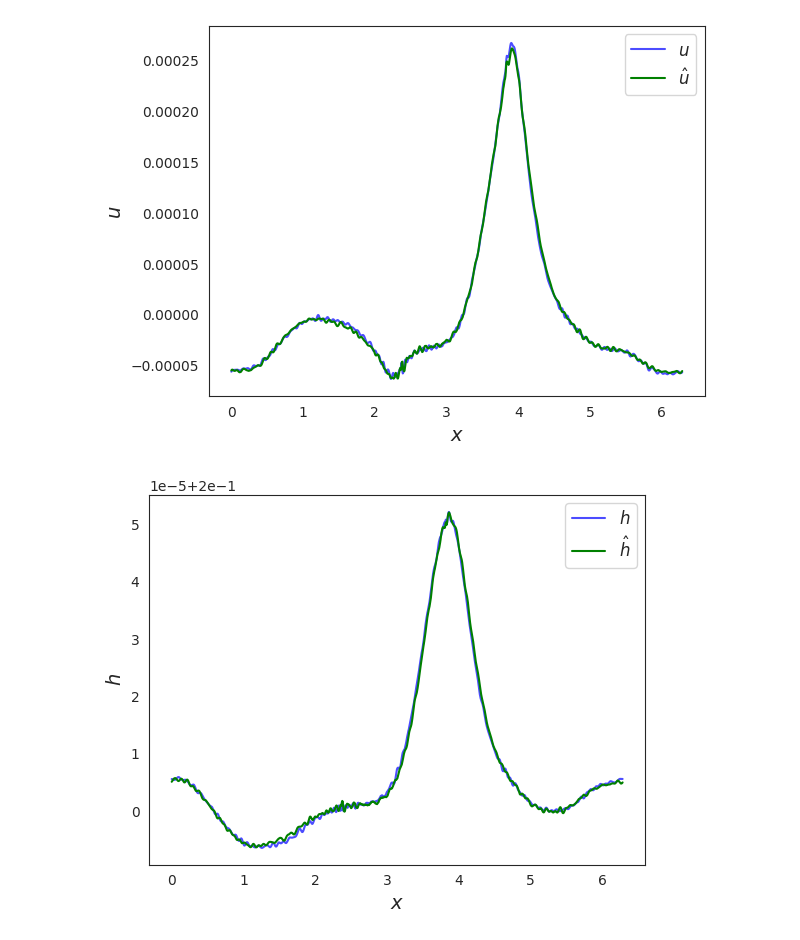
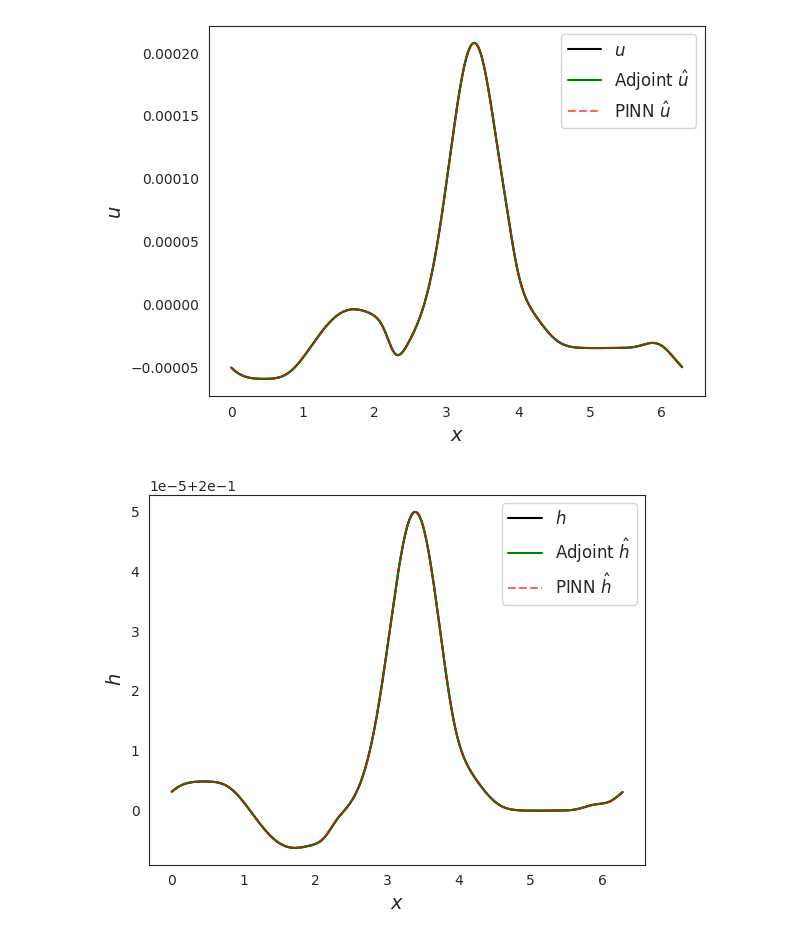
Before and after one commit to PatricioClark/pySPEC, a Jupyter notebook: plot.ipynb, the cells around one changed output. Saved outputs shown, nothing was run; the diff lists cells and outputs as text; code cells hidden in the pictures.

```diff
--- a/plot.ipynb
+++ b/plot.ipynb
@@ -47,9 +56,13 @@ true_uu =  np.load(f'{fpm.data_path}/uu_memmap.npy', mmap_mode='r')  # all t tru
 true_hh =  np.load(f'{fpm.data_path}/hh_memmap.npy', mmap_mode='r')  # all t true_hh
 true_hb = np.load(f'{bpm.data_path}/hb.npy') # true hb
 
-val_step = int(len(uu)/2)
+val_step = 80*250
 ref = [true_uu[val_step],true_hh[val_step],true_hb]
-pinn = [uu[val_step],hh[val_step],hb]
+adj = [uu[val_step],hh[val_step],hb]
 N = len(ref[0])
 domain = np.linspace(0,2*np.pi, N)
+
+# pinn results
+
+pinn = np.load(f'{pinn_path}/predicted.npy')
 # %% [output]
@@ -78,19 +91,21 @@ plt.savefig(f'{param_path}/validation')
 # %%
 plt.figure(1)
 plt.ylabel('$u$' , fontsize=14)
 plt.xlabel('$x$' , fontsize=14)
-plt.plot(domain,ref[0] , color = 'blue' , label = '$u$', alpha = 0.7)
-plt.plot(domain, pinn[0] , label = '$\hat{u}$'  , color = 'green')
+plt.plot(domain,ref[0] , color = 'black' , label = '$u$', alpha = 1)
+plt.plot(domain, adj[0] , label = 'Adjoint $\hat{u}$'  , color = 'green')
+plt.plot(domain, pinn[0] , label = 'PINN $\hat{u}$', alpha = 0.6  , color = 'red', linestyle = '--')
 plt.ylabel('$u$' , fontsize=14)
 plt.xlabel('$x$' , fontsize=14)
 plt.legend( fontsize=12)
 plt.savefig(f'{param_path}/vx')
 # %% [output]
-[figure, old version]
+[figure, new version]
 # %%
 plt.figure(2)
-plt.plot(domain, ref[1] , color = 'blue' , label = '$h$', alpha = 0.7)
-plt.plot(domain, pinn[1] , label = '$\hat{h}$'  , color = 'green')
+plt.plot(domain,ref[1] , color = 'black' , label = '$h$', alpha = 1)
+plt.plot(domain, adj[1] , label = 'Adjoint $\hat{h}$'  , color = 'green')
+plt.plot(domain, pinn[1] , label = 'PINN $\hat{h}$', alpha = 0.6  , color = 'red', linestyle = '--')
 
 plt.ylabel('$h$' , fontsize=14)
 plt.xlabel('$x$' , fontsize=14)
@@ -98,6 +113,6 @@ plt.legend(fontsize=12)
 
 plt.savefig(f'{param_path}/th')
 # %% [output]
-[figure, old version]
+[figure, new version]
 # %%
 plt.figure(4)
```
Also changed, not shown: parts of 9 cells of this notebook, 7 other files.
